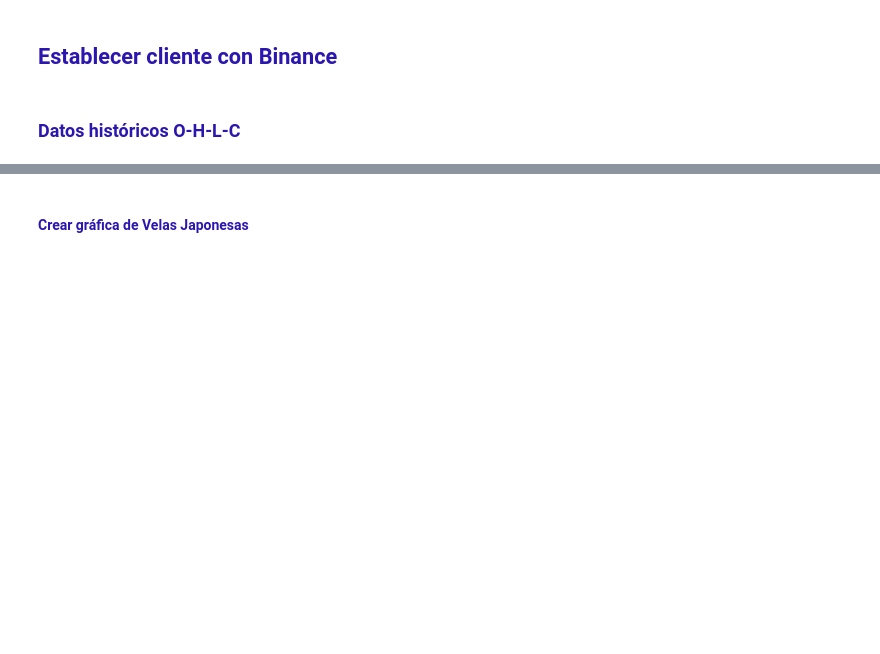
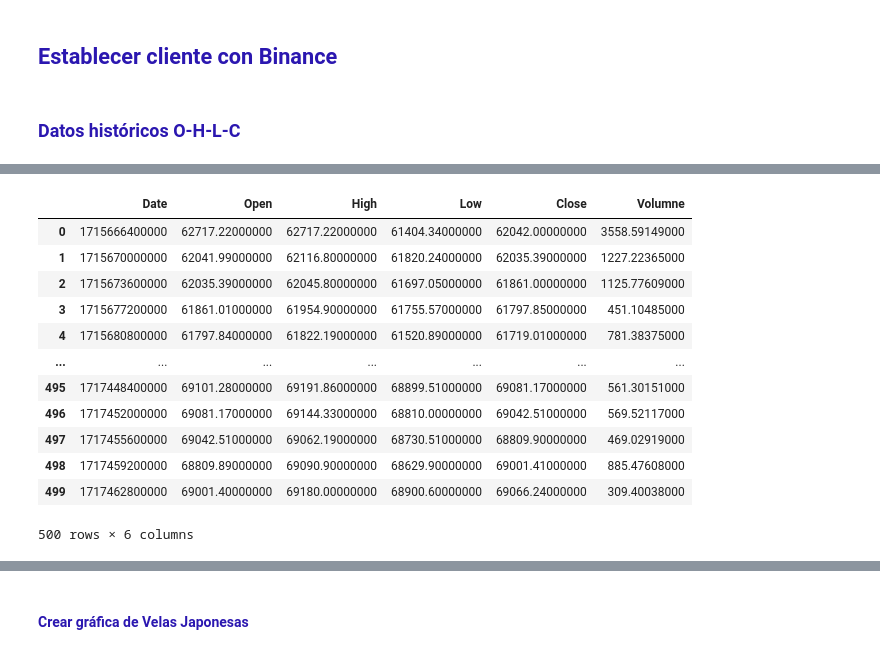
Before and after one commit to carlosdeoncedos/CienciasDatosFinanzas2024_05, a Jupyter notebook: sesion8.ipynb, the cells around one changed output, grey strips where cells are left out. Cells and saved outputs as stored; diff of their text form; code cells hidden in the pictures; blank space fills up the shorter version.

```diff
--- a/sesion8.ipynb
+++ b/sesion8.ipynb
@@ -77,0 +145,28 @@ https://api4.binance.com<br>
+# %%
+columnas = {
+    0: 'Date',
+    1: 'Open',
+    2: 'High',
+    3: 'Low',
+    4: 'Close',
+    5: 'Volume'
+}
+
+df_klines.rename(columns=columnas, inplace=True)
+df_klines.drop(columns=df_klines.columns[6:], inplace=True)
+# %%
+df_klines
+# %% [output]
+|  | Date | Open | High | Low | Close | Volumne |
+| 0 | 1715666400000 | 62717.22000000 | 62717.22000000 | 61404.34000000 | 62042.00000000 | 3558.59149000 |
+| 1 | 1715670000000 | 62041.99000000 | 62116.80000000 | 61820.24000000 | 62035.39000000 | 1227.22365000 |
+| 2 | 1715673600000 | 62035.39000000 | 62045.80000000 | 61697.05000000 | 61861.00000000 | 1125.77609000 |
+| 3 | 1715677200000 | 61861.01000000 | 61954.90000000 | 61755.57000000 | 61797.85000000 | 451.10485000 |
+| 4 | 1715680800000 | 61797.84000000 | 61822.19000000 | 61520.89000000 | 61719.01000000 | 781.38375000 |
+| ... | ... | ... | ... | ... | ... | ... |
+| 495 | 1717448400000 | 69101.28000000 | 69191.86000000 | 68899.51000000 | 69081.17000000 | 561.30151000 |
+| 496 | 1717452000000 | 69081.17000000 | 69144.33000000 | 68810.00000000 | 69042.51000000 | 569.52117000 |
+| 497 | 1717455600000 | 69042.51000000 | 69062.19000000 | 68730.51000000 | 68809.90000000 | 469.02919000 |
+| 498 | 1717459200000 | 68809.89000000 | 69090.90000000 | 68629.90000000 | 69001.41000000 | 885.47608000 |
+| 499 | 1717462800000 | 69001.40000000 | 69180.00000000 | 68900.60000000 | 69066.24000000 | 309.40038000 |
+500 rows × 6 columns
```
Also changed, not shown: parts of 10 cells of this notebook.
